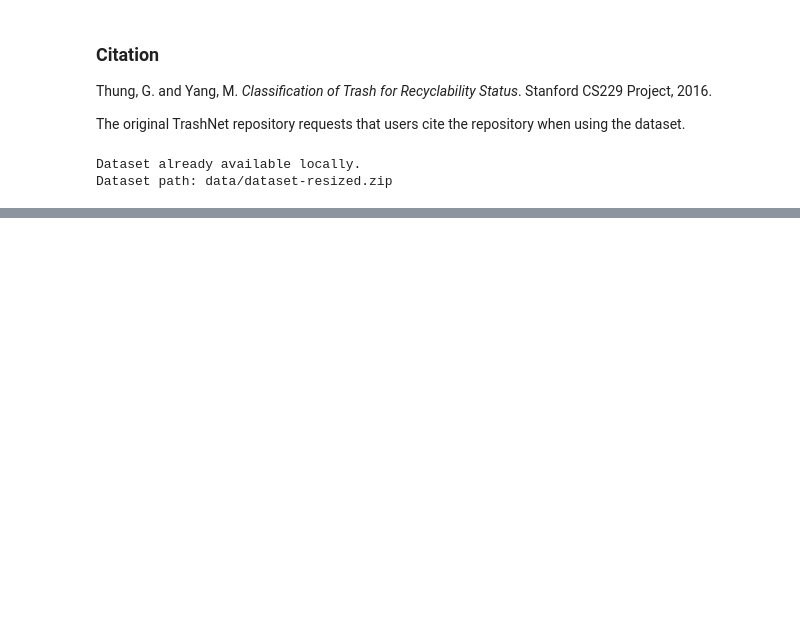
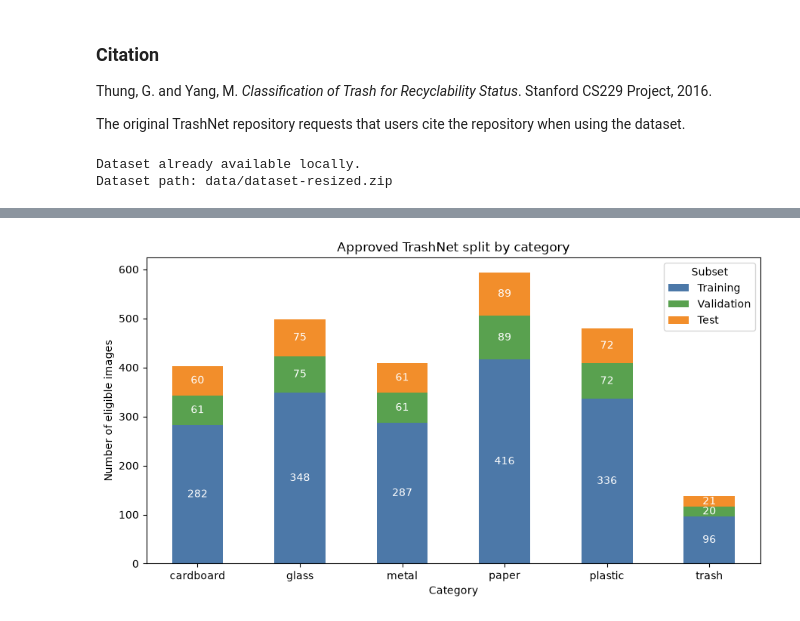
Before and after one commit to dspedrazag/WasteWise, a Jupyter notebook: playground.ipynb, the cells around one changed output, grey strips where cells are left out. Drawn from its saved outputs; the diff is of its cells as text; code cells hidden in the pictures; blank space fills up the shorter version.

```diff
--- a/playground.ipynb
+++ b/playground.ipynb
@@ -310,0 +438,22 @@ Dataset already extracted.
+# %%
+subset_names = {"train": "Training", "validation": "Validation", "test": "Test"}
+split_counts = split["subset"].value_counts().reindex(subset_order)
+config = split_metadata["config"]
+split_summary = pd.DataFrame({
+    "Images": split_counts,
+    "Actual (%)": (100 * split_counts / len(split)).round(3),
+    "Target (%)": [100 * n / config["ratio_denominator"] for n in config["ratio_numerators"]],
+}).rename(index=subset_names)
+split_summary.index.name = "Subset"
+print(f"Saved split seed: {config['seed']}")
+display(split_summary)
+
+class_split_counts = pd.crosstab(split["label"], split["subset"]).reindex(
+    index=class_order, columns=subset_order, fill_value=0
+)
+category_table = class_split_counts.rename(columns=subset_names).copy()
+category_table["Total"] = category_table.sum(axis=1)
+category_table.loc["Total"] = category_table.sum()
+category_table.index.name = "Category"
+category_table.columns.name = None
+display(category_table)
@@ -310,0 +476,14 @@ Dataset already extracted.
+# %%
+ax = class_split_counts.rename(columns=subset_names).plot.bar(
+    stacked=True, figsize=(9, 5), color=["#4c78a8", "#59a14f", "#f28e2b"], rot=0
+)
+ax.set_title("Approved TrashNet split by category")
+ax.set_xlabel("Category")
+ax.set_ylabel("Number of eligible images")
+ax.legend(title="Subset")
+for container in ax.containers:
+    ax.bar_label(container, label_type="center", color="white", fontsize=10)
+plt.tight_layout()
+plt.show()
+# %% [output]
+[figure, added]
```
Also changed, not shown: parts of 29 cells of this notebook, 52 other files.
